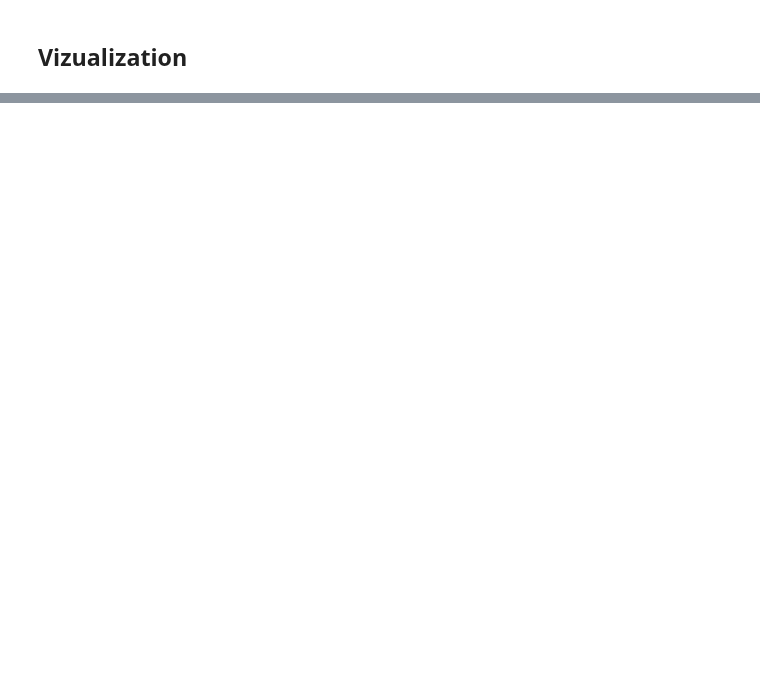
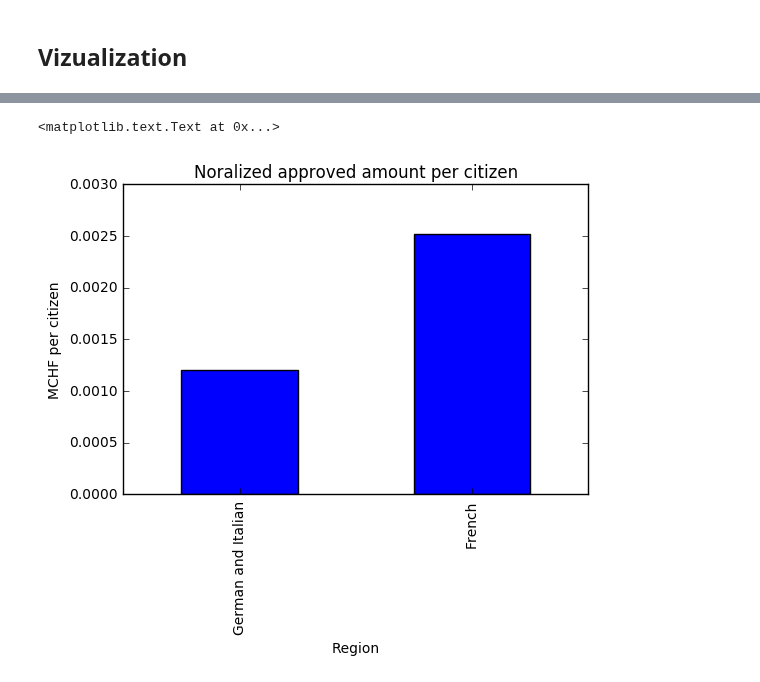
Before and after one commit to fdevillard/ada-homeworks, a Jupyter notebook: 03 - Interactive Viz/HW3.ipynb, the cells around one changed output, grey strips where cells are left out. Cells and saved outputs as stored; diff of their text form; code cells hidden in the pictures; blank space fills up the shorter version.

```diff
--- a/03 - Interactive Viz/HW3.ipynb
+++ b/03 - Interactive Viz/HW3.ipynb
@@ -128,0 +192,16 @@ debug
+# %%
+linguistig_region_size = {
+    "German and Italian": (0.635 + 0.081) * 8341630,  # Ratio of the population * population size
+    "French": 0.225 * 8341630
+}
+
+rosti_regions = per_linguistic_region.ix[['German and Italian', 'French']]
+rosti_regions['normalized'] = rosti_regions.apply(lambda x: x['Approved Amount'] / linguistig_region_size[x.name], axis=1)
+
+rosti_regions['normalized'].plot(kind='bar')
+plt.title("Noralized approved amount per citizen")
+plt.xlabel("Region")
+plt.ylabel("MCHF per citizen")
+# %% [output]
+<matplotlib.text.Text at 0x...>
+[figure, added]
```
Also changed, not shown: parts of 11 cells of this notebook, 2 other files.
